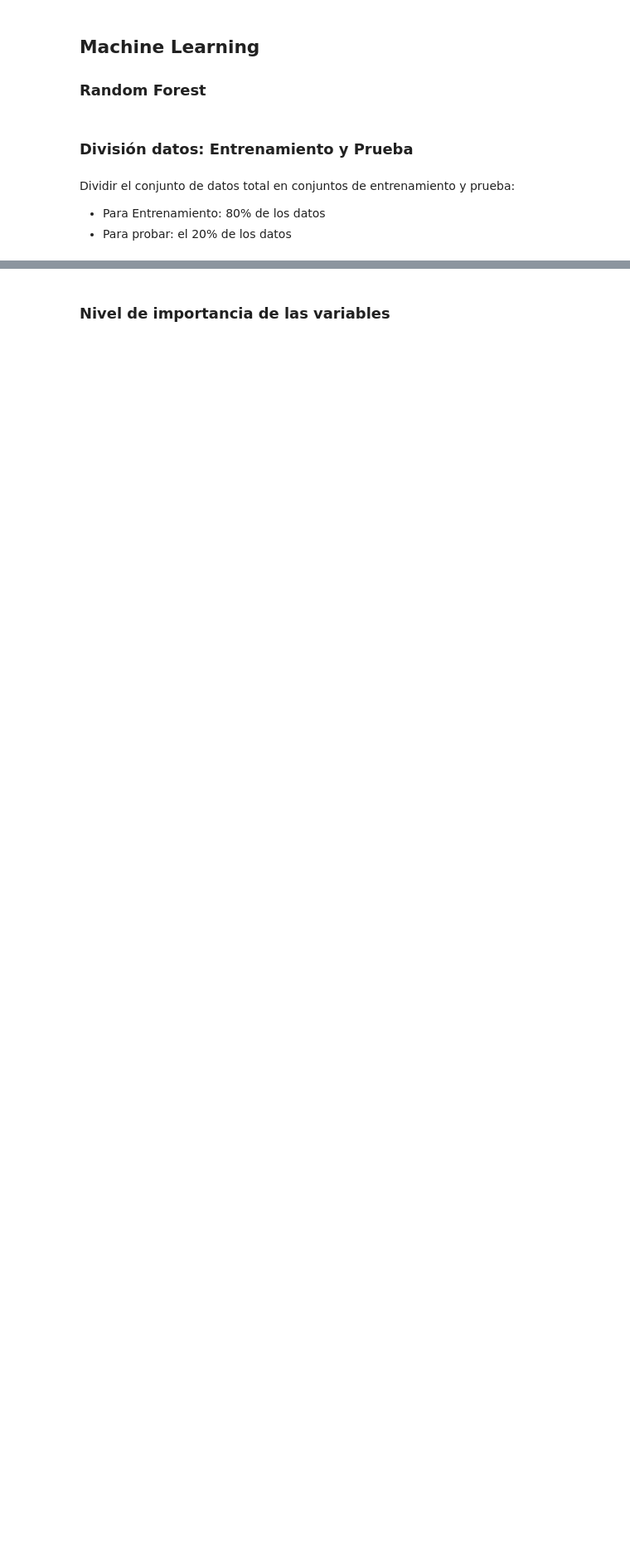
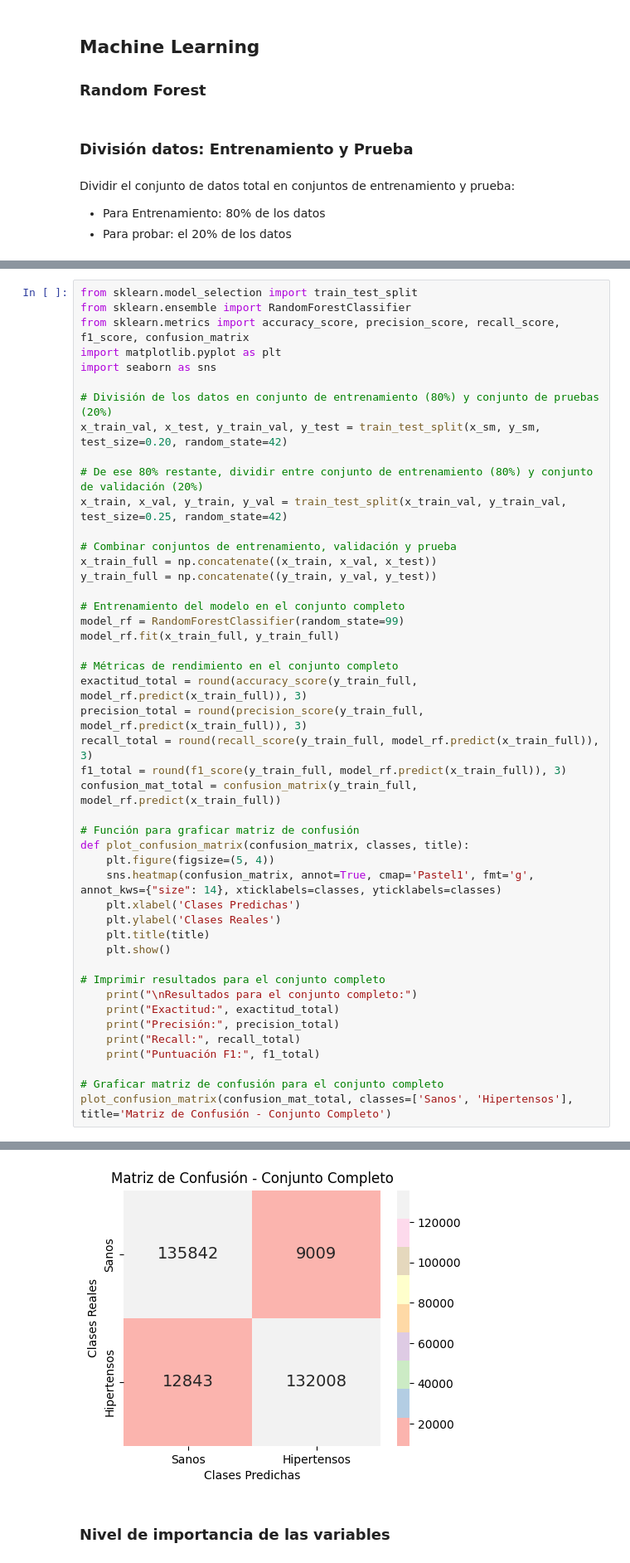
Before and after one commit to GAMM95/PrediHipertension, a Jupyter notebook: dataset/hypertension_model.ipynb, the cells around one changed output, grey strips where cells are left out. Shown at 83% size. Drawn from its saved outputs; the diff is of its cells as text; blank space fills up the shorter version.

```diff
--- a/dataset/hypertension_model.ipynb
+++ b/dataset/hypertension_model.ipynb
@@ -596,0 +690,47 @@ Puntuación F1: 0.73
+# %%
+from sklearn.model_selection import train_test_split
+from sklearn.ensemble import RandomForestClassifier
+from sklearn.metrics import accuracy_score, precision_score, recall_score, f1_score, confusion_matrix
+import matplotlib.pyplot as plt
+import seaborn as sns
+
+# División de los datos en conjunto de entrenamiento (80%) y conjunto de pruebas (20%)
+x_train_val, x_test, y_train_val, y_test = train_test_split(x_sm, y_sm, test_size=0.20, random_state=42)
+
+# De ese 80% restante, dividir entre conjunto de entrenamiento (80%) y conjunto de validación (20%)
+x_train, x_val, y_train, y_val = train_test_split(x_train_val, y_train_val, test_size=0.25, random_state=42)
+
+# Combinar conjuntos de entrenamiento, validación y prueba
+x_train_full = np.concatenate((x_train, x_val, x_test))
+y_train_full = np.concatenate((y_train, y_val, y_test))
+
+# Entrenamiento del modelo en el conjunto completo
+model_rf = RandomForestClassifier(random_state=99)
+model_rf.fit(x_train_full, y_train_full)
+
+# Métricas de rendimiento en el conjunto completo
+exactitud_total = round(accuracy_score(y_train_full, model_rf.predict(x_train_full)), 3)
+precision_total = round(precision_score(y_train_full, model_rf.predict(x_train_full)), 3)
+recall_total = round(recall_score(y_train_full, model_rf.predict(x_train_full)), 3)
+f1_total = round(f1_score(y_train_full, model_rf.predict(x_train_full)), 3)
+confusion_mat_total = confusion_matrix(y_train_full, model_rf.predict(x_train_full))
+
+# Función para graficar matriz de confusión
+def plot_confusion_matrix(confusion_matrix, classes, title):
+    plt.figure(figsize=(5, 4))
+    sns.heatmap(confusion_matrix, annot=True, cmap='Pastel1', fmt='g', annot_kws={"size": 14}, xticklabels=classes, yticklabels=classes)
+    plt.xlabel('Clases Predichas')
+    plt.ylabel('Clases Reales')
+    plt.title(title)
+    plt.show()
+
+# Imprimir resultados para el conjunto completo
+    print("\nResultados para el conjunto completo:")
+    print("Exactitud:", exactitud_total)
+    print("Precisión:", precision_total)
+    print("Recall:", recall_total)
+    print("Puntuación F1:", f1_total)
+
+# Graficar matriz de confusión para el conjunto completo
+plot_confusion_matrix(confusion_mat_total, classes=['Sanos', 'Hipertensos'], title='Matriz de Confusión - Conjunto Completo')
+# %% [output]
@@ -597,3 +742,4 @@ Puntuación F1: 0.73
+[figure, added]
 # %% [markdown]
 ### Nivel de importancia de las variables
 # %%
```
Also changed, not shown: parts of 6 cells of this notebook, 4 other files.
